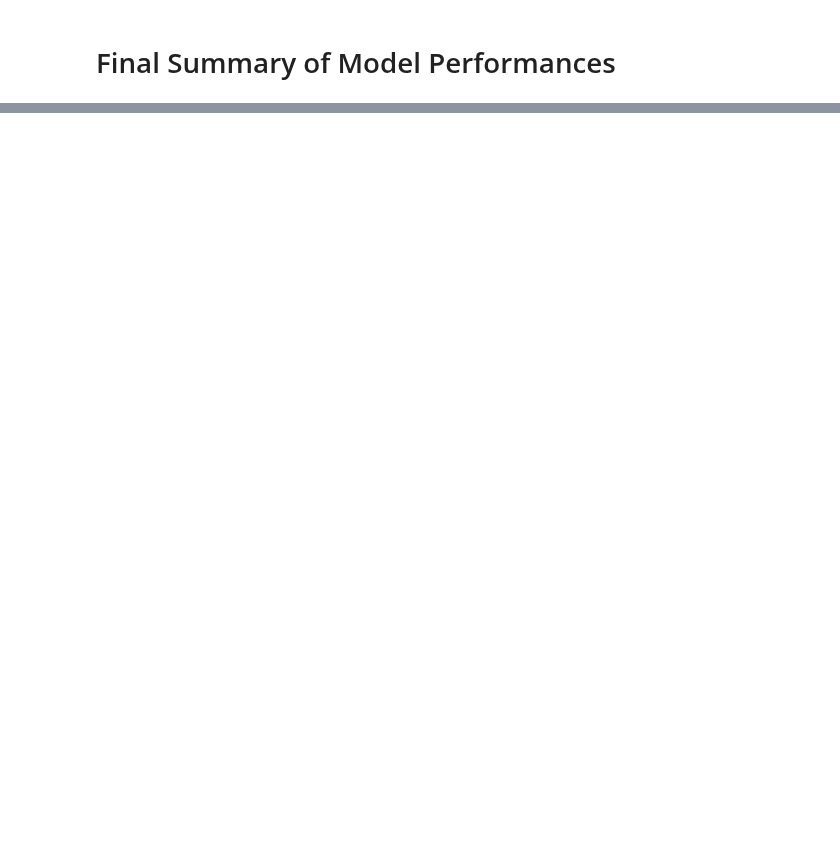
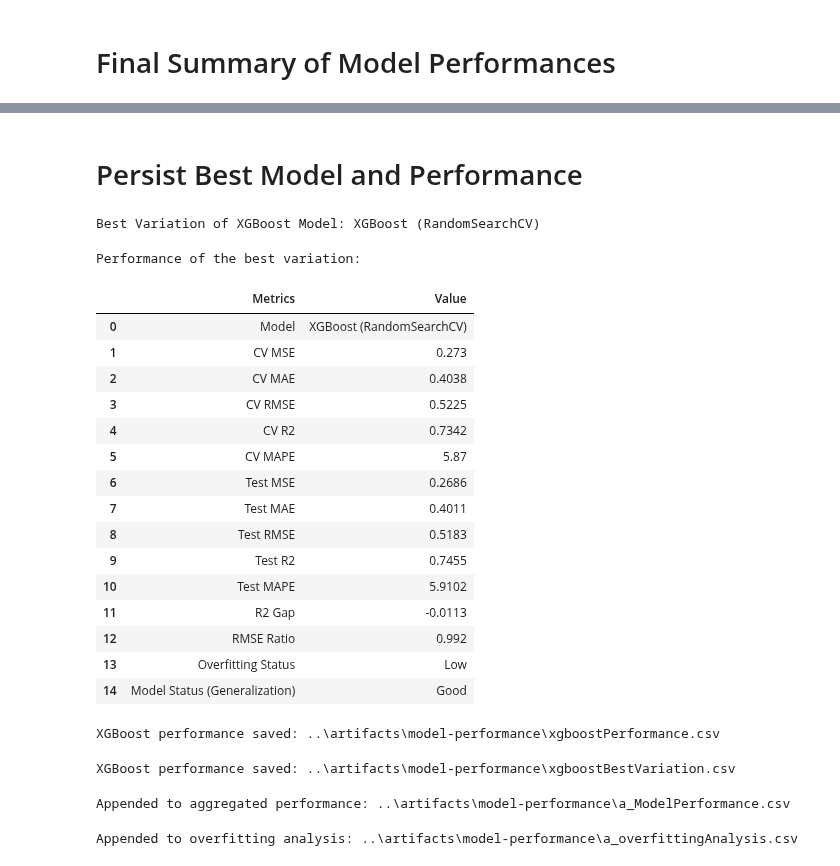
Before and after one commit to tshihab07/Super-Market-Sales-Forecasting, a Jupyter notebook: notebookes/model_XGBoost.ipynb, the cells around one changed output, grey strips where cells are left out. Drawn from its saved outputs; the diff is of its cells as text; code cells hidden in the pictures; blank space fills up the shorter version.

Commit message:
feat(modeling): finalize training and save best model variation

```diff
--- a/notebookes/model_XGBoost.ipynb
+++ b/notebookes/model_XGBoost.ipynb
@@ -457,0 +493,34 @@ display(final_summary)
+# %% [markdown]
+# Persist Best Model and Performance
+# %%
+# select best variant of XGBoost model
+best_idx = final_summary["Test R2"].idxmax()
+best_variant = final_summary.iloc[best_idx]
+# %%
+print("Best Variation of XGBoost Model:", best_variant["Model"])
+# %% [output]
+Best Variation of XGBoost Model: XGBoost (RandomSearchCV)
+# %%
+# performance of best variation
+best_variant = best_variant.to_frame(name='Value').rename_axis('Metrics').reset_index()
+
+print("Performance of the best variation:")
+display(best_variant)
+# %% [output]
+Performance of the best variation:
+|  | Metrics | Value |
+| 0 | Model | XGBoost (RandomSearchCV) |
+| 1 | CV MSE | 0.273 |
+| 2 | CV MAE | 0.4038 |
+| 3 | CV RMSE | 0.5225 |
+| 4 | CV R2 | 0.7342 |
+| 5 | CV MAPE | 5.87 |
+| 6 | Test MSE | 0.2686 |
+| 7 | Test MAE | 0.4011 |
+| 8 | Test RMSE | 0.5183 |
+| 9 | Test R2 | 0.7455 |
+| 10 | Test MAPE | 5.9102 |
+| 11 | R2 Gap | -0.0113 |
+| 12 | RMSE Ratio | 0.992 |
+| 13 | Overfitting Status | Low |
+| 14 | Model Status (Generalization) | Good |
@@ -457,0 +530,20 @@ display(final_summary)
+# %%
+# persit all variatnt performance
+persister.save_performance(performance_summary)
+# %% [output]
+XGBoost performance saved: ..\artifacts\model-performance\xgboostPerformance.csv
+# %%
+# persist best variant performance
+persister.save_performance(best_variant, "BestVariation")
+# %% [output]
+XGBoost performance saved: ..\artifacts\model-performance\xgboostBestVariation.csv
+# %%
+# aggregated model performance
+persister.aggregated_performance(final_summary)
+# %% [output]
+Appended to aggregated performance: ..\artifacts\model-performance\a_ModelPerformance.csv
+# %%
+# save overfitting overfitting analysis
+persister.append_overfitting(overfit_df)
+# %% [output]
+Appended to overfitting analysis: ..\artifacts\model-performance\a_overfittingAnalysis.csv
```
Also changed, not shown: parts of 6 cells of this notebook.
